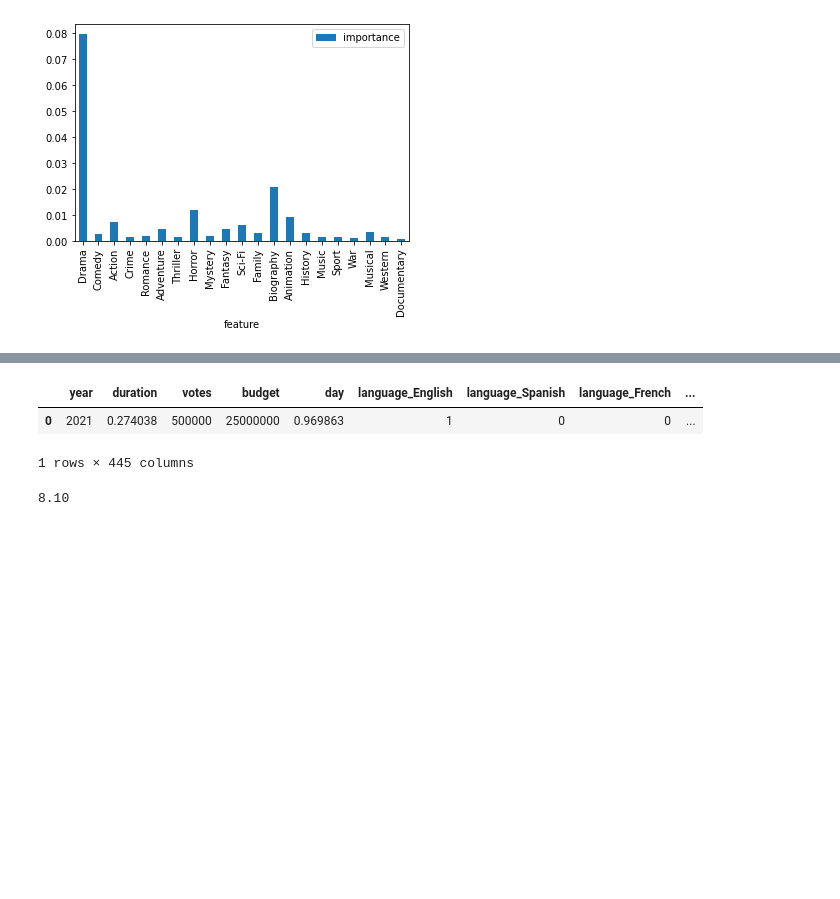
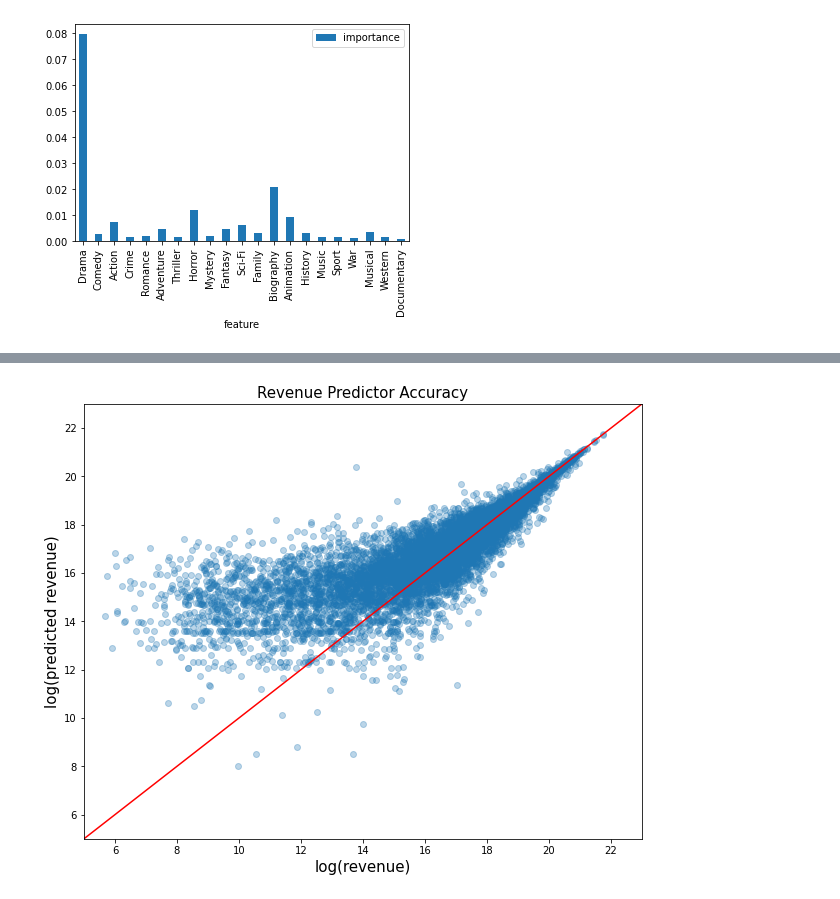
Before and after one commit to qizhengyaoyao/Final-project, a Jupyter notebook: analysis/analysis_xgb.ipynb, the cells around one changed output, grey strips where cells are left out. Cells and saved outputs as stored; diff of their text form; code cells hidden in the pictures; blank space fills up the shorter version.

```diff
--- a/analysis/analysis_xgb.ipynb
+++ b/analysis/analysis_xgb.ipynb
@@ -180,3 +181,6 @@ rev_select_sample_df["budget"].mean()
 # %%
 X_rev = rev_select_sample_df
 X_rat = rat_select_sample_df
+
+X_rev_scaled=X_rev
+X_rat_scaled=X_rat
@@ -190,3 +190,12 @@ day_scaler=MinMaxScaler().fit(X_rev[["day"]])
+# %%
+X_rev_scaled["duration"]=duration_scaler.transform(X_rev_scaled[["duration"]])
+X_rev_scaled["day"]=day_scaler.transform(X_rev_scaled[["day"]])
+
+X_rat_scaled["duration"]=duration_scaler.transform(X_rat_scaled[["duration"]])
+X_rat_scaled["day"]=day_scaler.transform(X_rat_scaled[["day"]])
 # %%
-revenue_filename = 'model/revenue_xgboost_model.sav'
+revenue_filename = '../model/revenue_xgboost_model.sav'
 revenue_regressor = joblib.load(revenue_filename)
+
+rate_filename = '../model/rating_xgboost_model.sav'
+rate_regressor = joblib.load(rate_filename)
@@ -321,11 +202,15 @@ rate_test_df["day"]=day_scaler.transform(rate_test_df[["day"]])
-# %%
-rate_test_df
-# %% [output]
-|  | year | duration | votes | budget | day | language_English | language_Spanish | language_French | ... |
-| 0 | 2021 | 0.274038 | 500000 | 25000000 | 0.969863 | 1 | 0 | 0 | ... |
-1 rows × 445 columns
-# %%
-rate_pred = rate_regressor.predict(rate_test_df)
-print("%.2f" %rate_pred)
-# %% [output]
-8.10
+# %%
+revenue_y_pred = revenue_regressor.predict(X_rev_scaled)
+rate_y_pred = rate_regressor.predict(X_rat_scaled)
+# %%
+plt.figure(figsize=(10,8))
+plt.scatter(np.log(revenue_y),np.log(revenue_y_pred), alpha = 0.3)
+plt.plot([0,50], [0,50], 'k-', color = 'r')
+plt.xlim(5,23)
+plt.ylim(5,23)
+plt.xlabel('log(revenue)', fontsize=15)
+plt.ylabel('log(predicted revenue)', fontsize=15)
+plt.title('Revenue Predictor Accuracy', fontsize=15)
+plt.savefig('output/revenue_predictor_accuracy_xgb.svg', facecolor='white')
+# %% [output]
+[figure, added]
```
Also changed, not shown: parts of 30 cells of this notebook, 23 other files.
